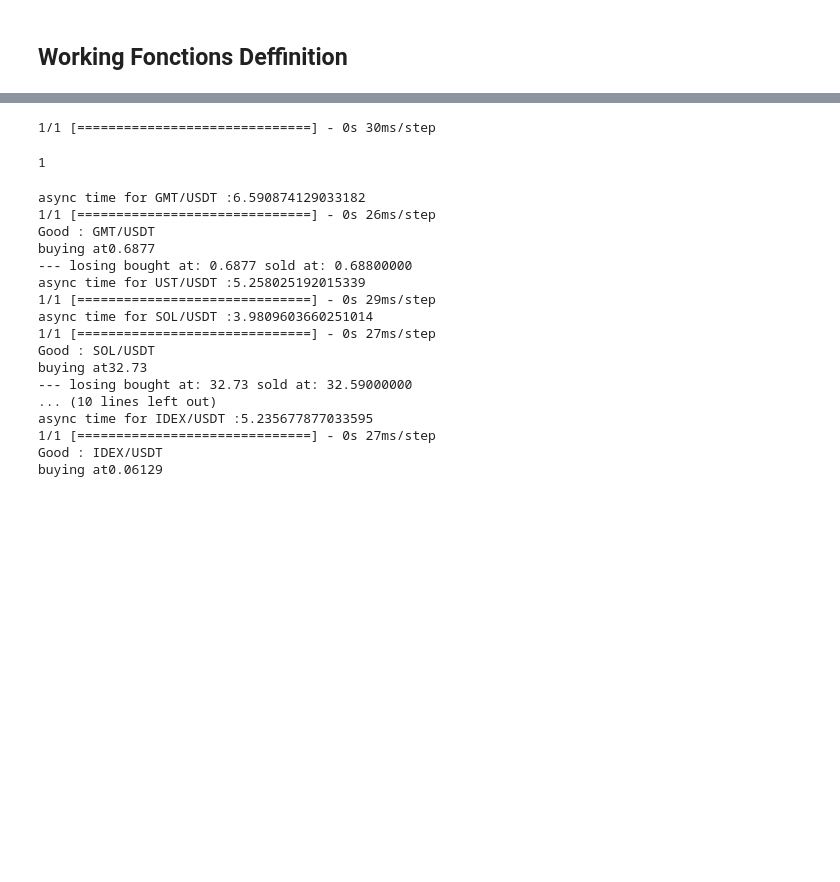
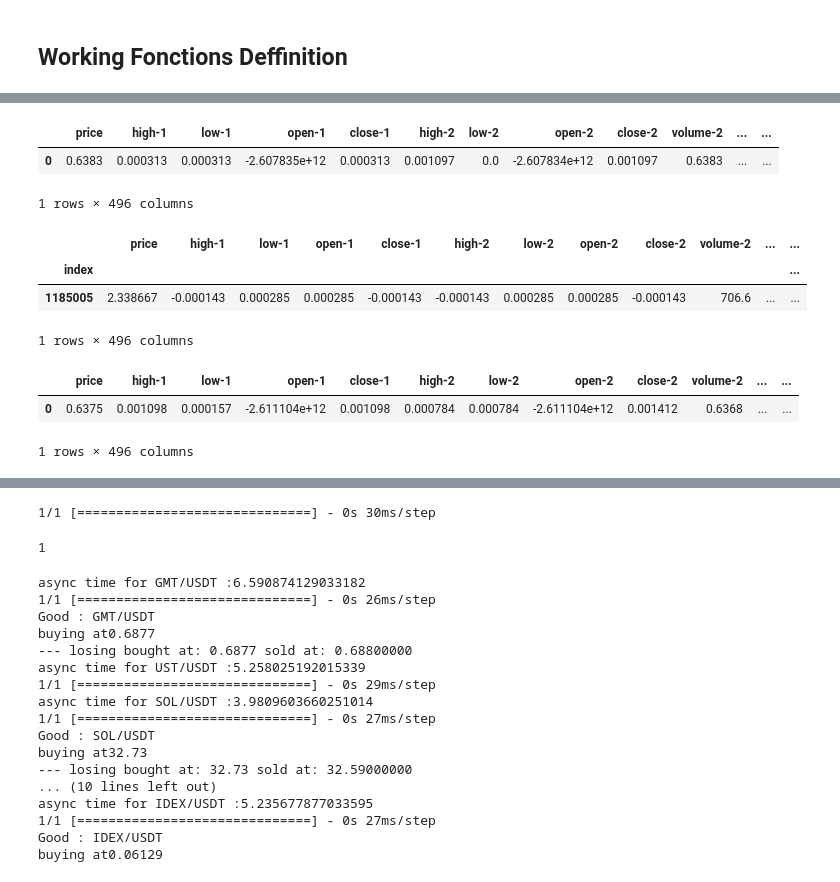
Before and after one commit to AyoubJadouli/Crypto_backtest_tools, a Jupyter notebook: ++UsingAIModel.ipynb, the cells around one changed output, grey strips where cells are left out. Drawn from its saved outputs; the diff is of its cells as text; code cells hidden in the pictures; blank space fills up the shorter version.

```diff
--- a/++UsingAIModel.ipynb
+++ b/++UsingAIModel.ipynb
@@ -656,0 +682,2 @@ pdata=await async_instant_pair_data(pair="GMT/BUSD",exchange=ex,window=WINDOW_SI
+# %%
+fulldata=pd.read_csv("../Data/10_Testing.csv",index_col=0,nrows=200).drop(columns=["sell",'bs',"buy"])
@@ -673,0 +740,6 @@ pdata.shape
+# %%
+pdata2.iloc[0:1]
+# %% [output]
+|  | price | high-1 | low-1 | open-1 | close-1 | high-2 | low-2 | open-2 | close-2 | volume-2 | ... | ... |
+| 0 | 0.6383 | 0.000313 | 0.000313 | -2.607835e+12 | 0.000313 | 0.001097 | 0.0 | -2.607834e+12 | 0.001097 | 0.6383 | ... | ... |
+1 rows × 496 columns
@@ -673,0 +752,15 @@ pdata.shape
+# %%
+fulldata
+f1=fulldata[0:1].copy()
+f1
+# %% [output]
+|  | price | high-1 | low-1 | open-1 | close-1 | high-2 | low-2 | open-2 | close-2 | volume-2 | ... | ... |
+| index |  |  |  |  |  |  |  |  |  |  |  | ... |
+| 1185005 | 2.338667 | -0.000143 | 0.000285 | 0.000285 | -0.000143 | -0.000143 | 0.000285 | 0.000285 | -0.000143 | 706.6 | ... | ... |
+1 rows × 496 columns
+# %%
+pd2
+# %% [output]
+|  | price | high-1 | low-1 | open-1 | close-1 | high-2 | low-2 | open-2 | close-2 | volume-2 | ... | ... |
+| 0 | 0.6375 | 0.001098 | 0.000157 | -2.611104e+12 | 0.001098 | 0.000784 | 0.000784 | -2.611104e+12 | 0.001412 | 0.6368 | ... | ... |
+1 rows × 496 columns
```
Also changed, not shown: parts of 27 cells of this notebook, 3 other files.
